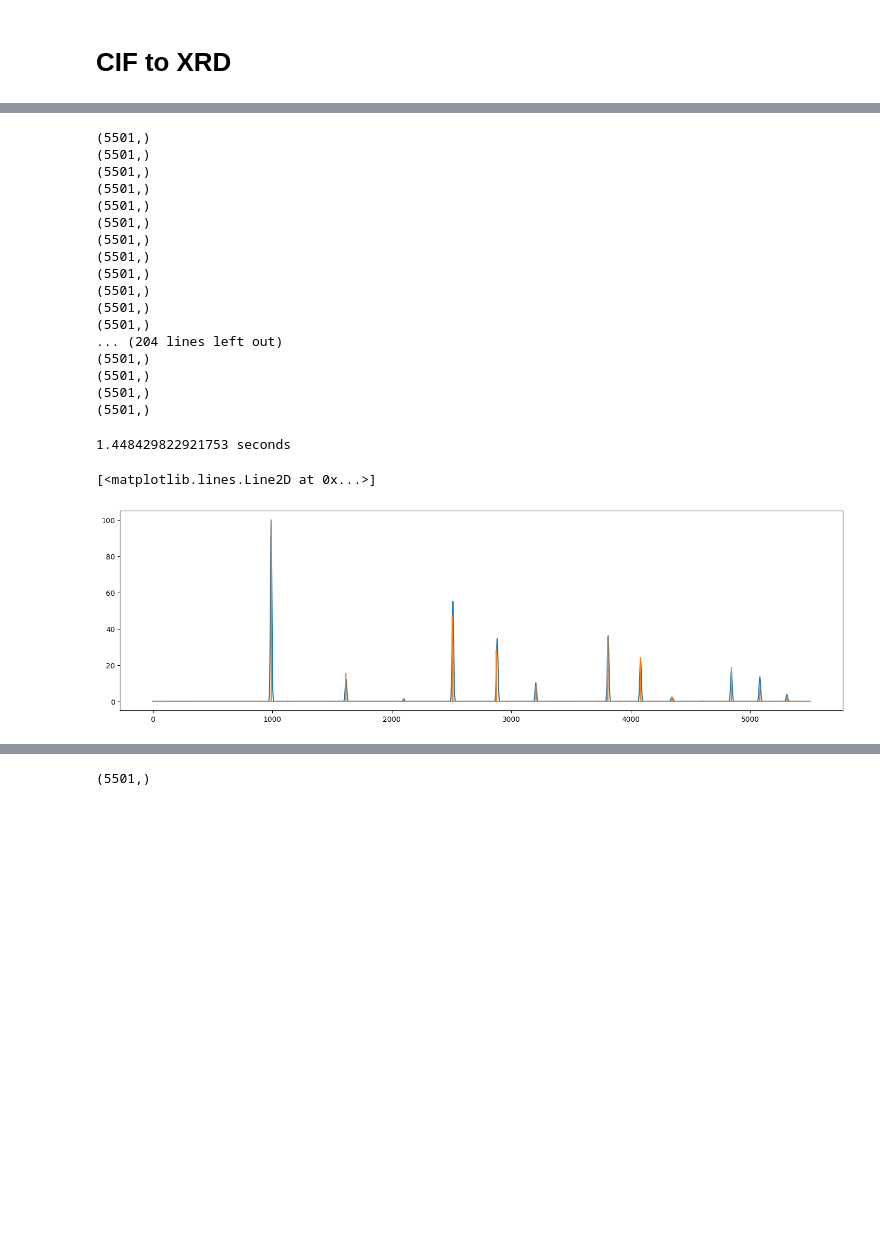
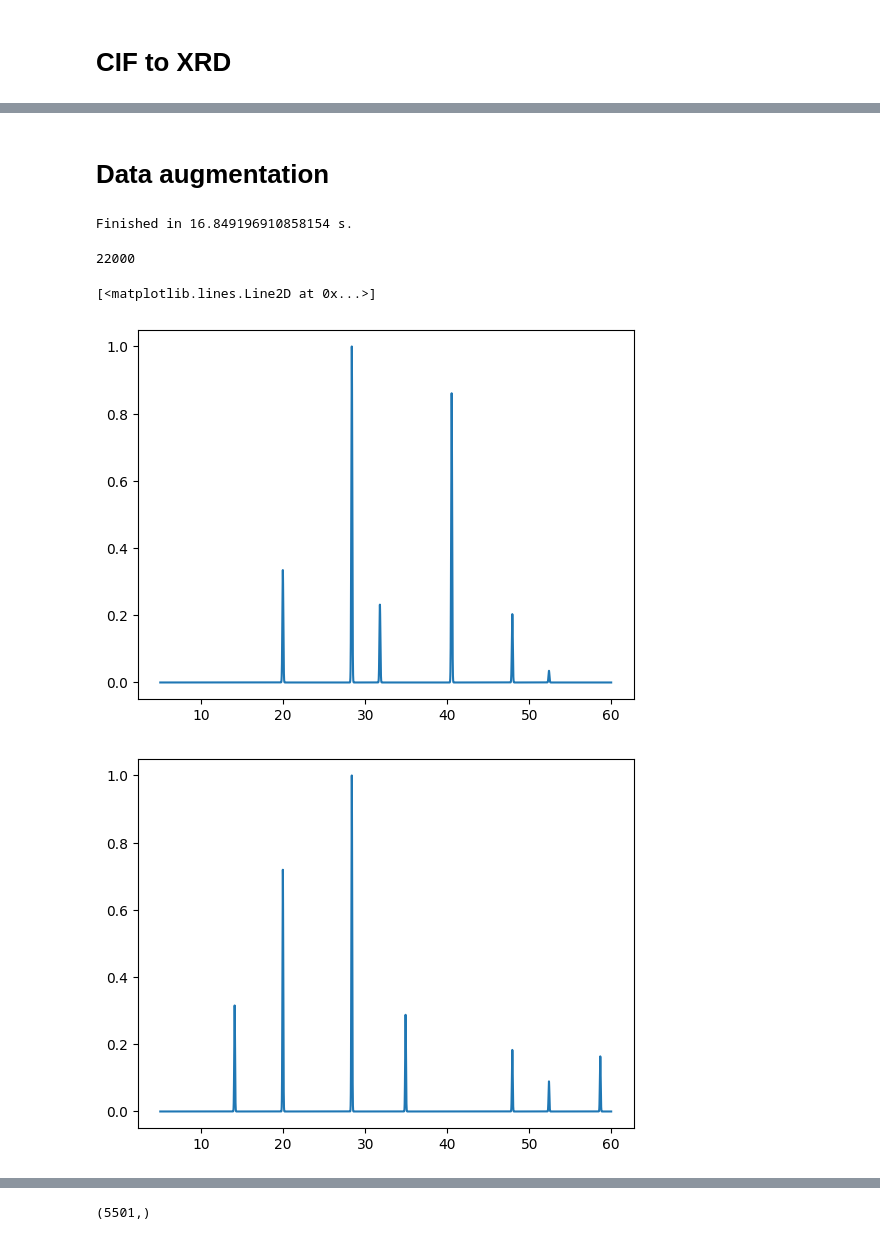
Before and after one commit to shengf22/XRD_Phase_identification, a Jupyter notebook: Pymatgen cif to xrd (KJ).ipynb, the cells around one changed output, grey strips where cells are left out. Drawn from its saved outputs; the diff is of its cells as text; code cells hidden in the pictures; blank space fills up the shorter version.

Commit message:
Data preprocessing
speeeeed up 15 s -> 0.7 ms

```diff
--- a/Pymatgen cif to xrd (KJ).ipynb
+++ b/Pymatgen cif to xrd (KJ).ipynb
@@ -190,27 +125,32 @@ print(xrd_patterns_list[0], texts_list[0], labels_list[0])
+# %% [markdown]
+# Data augmentation
 # %%
+# New version
+
+time_start = time.time()
+
 with open(xrd_dataset_path, 'rb') as handle:
     xrd_dataset = joblib.load(handle)
 
 noisy_xrd_dataset_path = os.path.join(folder, 'noisy_xrd_dataset.npy')
+xrd_x = np.arange(5.00, 60.01, 0.01)
 
 # Parameters for error generation
-crystal_size_range = (5, 50)  # A
-position_shift_std_range = (0.01, 0.1)  # degrees 2θ
-intensity_variation_std_range = (0.1, 0.5)  # percentage
-peak_loss_probability_range = (0.2, 0.5)  # probability of peak loss
-num_noisy_patterns = 10  # number of noisy patterns to generate per CIF file
+crystal_size_range = (5, 20)  # A
+intensity_variation_range = (0.2, 1)  # percentage
+peak_probability_range = (0.2, 1)  # probability of peak
+num_patterns = 1000  # number of noisy patterns to generate per CIF file
 
 # Iterate through simulated XRD patterns
 xrd_patterns_list = []
 texts_list = []
 labels_list = []
 
-for i in range(0,len(xrd_dataset['xrd_patterns'])):
-    xrd_pattern_y, texts, labels = get_simulated_pattern(i, xrd_dataset)
-    for j in range(0,num_noisy_patterns):
-        noisy_xrd = generate_noisy_xrd(xrd_pattern_y, crystal_size_range, position_shift_std_range, intensity_variation_std_range, peak_loss_probability_range)
-        print(noisy_xrd.shape)
-        xrd_patterns_list.append(noisy_xrd)
+for i in range(0, len(xrd_dataset['xrd_patterns'])):
+    data_y, texts, labels = get_simulated_pattern(i, xrd_dataset)
+    for j in range(0, num_patterns):
+        data_ys = generate_noisy_xrd(data_y, xrd_x, intensity_variation_range, peak_probability_range)
+        xrd_patterns_list.append(data_ys/np.max(data_ys))
         texts_list.append(texts)
         labels_list.append(labels)
 
@@ -222,36 +162,24 @@ noisy_xrd_dataset = {
 
 with open(noisy_xrd_dataset_path, 'wb') as handle:
     joblib.dump(noisy_xrd_dataset, handle)
+
+print('Finished in {} s.'.format(time.time() - time_start))
 # %% [output]
-(5501,)
-(5501,)
-(5501,)
-(5501,)
-(5501,)
-(5501,)
-(5501,)
-(5501,)
-(5501,)
-(5501,)
-(5501,)
-(5501,)
-... (204 lines left out)
-(5501,)
-(5501,)
-(5501,)
-(5501,)
+Finished in 16.849196910858154 s.
-# %%
-start_time = time.time()
-
-out = generate_noisy_xrd(xrd_pattern_y, crystal_size_range, position_shift_std_range, intensity_variation_std_range, peak_loss_probability_range)
-
-print(time.time() - start_time, "seconds")
-# %% [output]
-1.448429822921753 seconds
-# %%
-fig, ax = plt.subplots(figsize=(18,5))
-ax.plot(out)
-ax.plot(xrd_pattern_y)
-# %% [output]
-[<matplotlib.lines.Line2D at 0x...>]
-[figure, removed]
+# %%
+len(xrd_patterns_list)
+# %% [output]
+22000
+# %%
+plt.figure(0)
+plt.plot(xrd_x, xrd_patterns_list[0])
+plt.figure(1)
+plt.plot(xrd_x, xrd_patterns_list[1])
+plt.figure(2)
+plt.plot(xrd_x, xrd_patterns_list[2])
+plt.figure(3)
+plt.plot(xrd_x, xrd_patterns_list[3])
+# %% [output]
+[<matplotlib.lines.Line2D at 0x...>]
+[figure, added]
+[figure, added]
```
Also changed, not shown: parts of 5 cells of this notebook.
